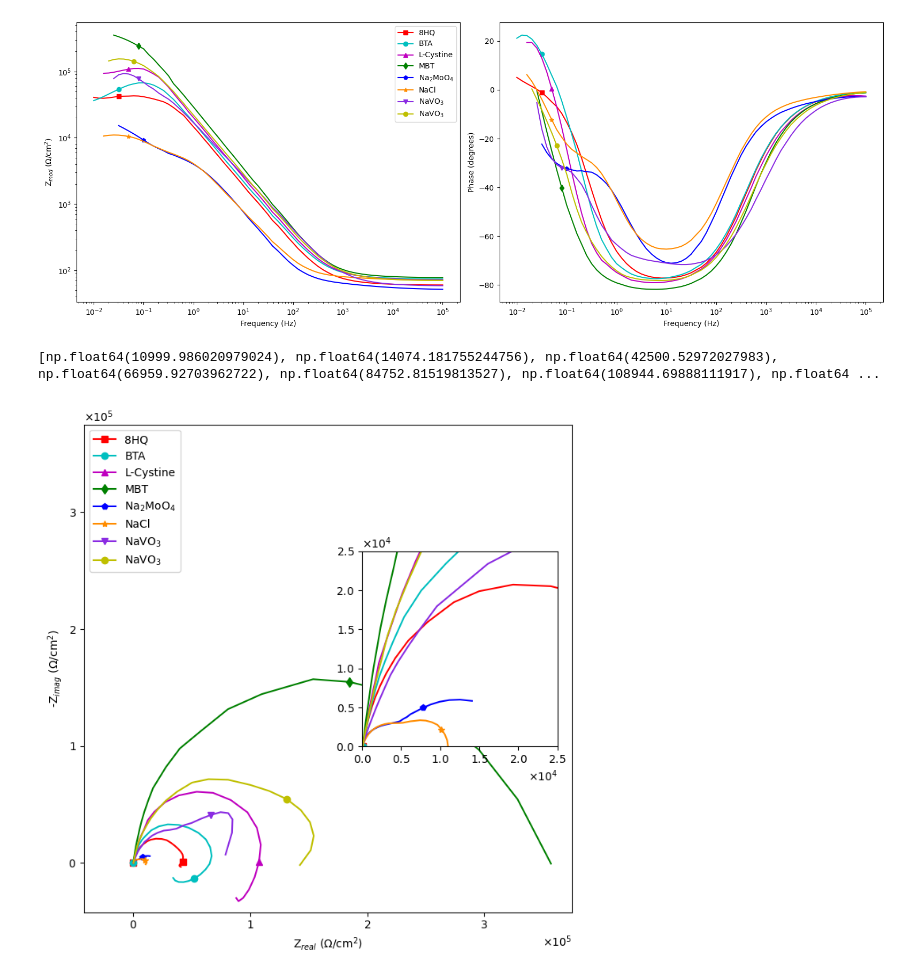
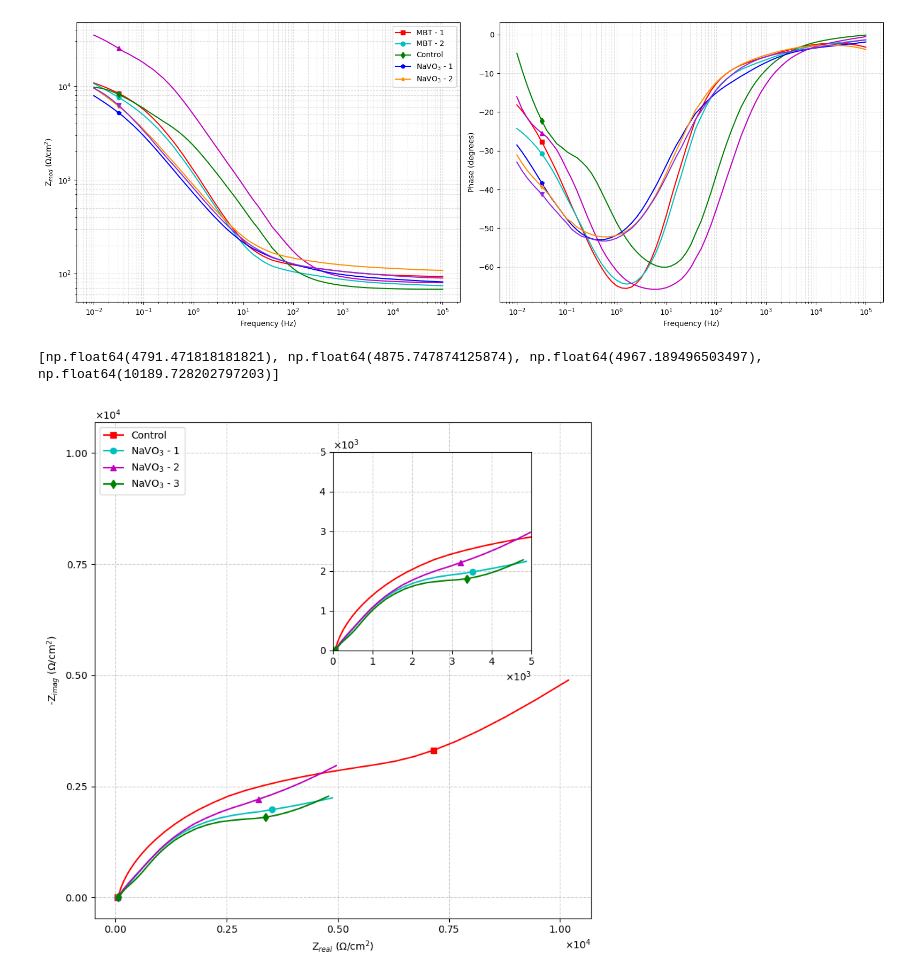
Before and after one commit to AlexandreCauvel/PEA, a Jupyter notebook: code/eis_plotter/savgol2_plotter.ipynb, the cells around one changed output. Saved outputs shown, nothing was run; the diff lists cells and outputs as text; code cells hidden in the pictures.

```diff
--- a/code/eis_plotter/savgol2_plotter.ipynb
+++ b/code/eis_plotter/savgol2_plotter.ipynb
@@ -10,21 +10,22 @@ from scipy.interpolate import make_splrep
 import math
 from scipy.signal import savgol_filter
 
-main_dir = Path(r"C:\Users\Alexa\Desktop\PEA\EIS_data\inhibitors")
-file_list = list(main_dir.rglob('*_1H.DTA'))
+main_dir = Path(r"C:\Users\Alexa\Desktop\PEA\EIS_data\LDH_EIS_2_plot")
+file_list = list(main_dir.rglob('*_168H.DTA'))
 
 all_datasets = []
 
 for filename in file_list:
     parser = gamry_parser.GamryParser()
     parser.load(filename)
+    header_data = parser.get_header()
     data = parser.curves[0]
     eis_data = {
         'name':str(filename).split("\\")[-1],
         'Pt': data.index.values,
-        'Zreal':data['Zreal'].values,
-        'Zimag':-data['Zimag'].values,
-        'Zmod':data['Zmod'].values,
+        'Zreal':data['Zreal'].values*header_data.get('AREA'),
+        'Zimag':-data['Zimag'].values*header_data.get('AREA'),
+        'Zmod':data['Zmod'].values*header_data.get('AREA'),
         'Zphz':data['Zphz'].values,
         'Freq':data['Freq'].values
     }
@@ -32,9 +33,9 @@ for filename in file_list:
     eis_data_clean = {
         'name':str(filename).split("\\")[-1],
         'Pt': data.index.values,
-        'Zreal':data['Zreal'].values,
-        'Zimag':data['Zimag'].values,
-        'Zmod':data['Zmod'].values,
+        'Zreal':data['Zreal'].values*header_data.get('AREA'),
+        'Zimag':data['Zimag'].values*header_data.get('AREA'),
+        'Zmod':data['Zmod'].values*header_data.get('AREA'),
         'Zphz':data['Zphz'].values,
         'Freq':data['Freq'].values
     }
@@ -118,15 +163,14 @@ plt.semilogx(all_datasets[6]['eis_data_savgol']['Freq'],all_datasets[6]['eis_dat
+# %%
+colors = ["r", "c", "m", "g", "b", "darkorange", "blueviolet", "y"]
+markers = ['s', 'o', '^', 'd', 'p', '*', 'v', 'o']
+label_formatter = {
+    'NaVO3(1)': r'NaVO$_3$ - 1',
+    'NaVO3(2)': r'NaVO$_3$ - 2',
+    'control': 'Control',
+    'MBT(1)': 'MBT - 1',
+    'MBT(2)': 'MBT - 2',
+}
 # %%
-colors = ["r", "c", "m", "g", "b", "darkorange", "blueviolet", "y"]
-markers = ['s', 'o', '^', 'd', 'p', '*', 'v', 'o']
-label_formatter = {
-    'NaVO3': r'NaVO$_3$',
-    'NaCl': 'NaCl',
-    '8HQ': '8HQ',
-    'BTA': 'BTA',
-    'Lcystine': 'L-Cystine',
-    'MBT': 'MBT',
-    'Mo': 'Na$_2$MoO$_4$'
-}
 fig,(ax1,ax2) = plt.subplots(1,2,figsize = (16,6))
 
 for i, dataset in enumerate(all_datasets):
@@ -137,42 +181,45 @@ for i, dataset in enumerate(all_datasets):
         dataset['eis_data_savgol']['Freq'],
         dataset['eis_data_savgol']['Zmod'],
         label=label,
         color=colors[i % len(colors)],
         marker=markers[i % len(markers)],
         linewidth=1.5,
         markersize=6,
         markevery=(5,70)
     )
     ax1.set_xlabel('Frequency (Hz)')
     ax1.set_ylabel(r'Z$_{mod}$ ($\Omega$/cm$^2$)')
+    ax1.grid(True, which="both", linestyle='--', alpha=0.4)
     ax1.legend()
 
 for i, dataset in enumerate(all_datasets):
     #ax2.semilogx(dataset['eis_data']['Freq'],dataset['eis_data']['Zphz'],label = dataset['eis_data_filtered']['name'])
     ax2.semilogx(
         dataset['eis_data_savgol']['Freq'],
         dataset['eis_data_savgol']['Zphz'],
         color=colors[i % len(colors)],
         marker=markers[i % len(markers)],
         linewidth=1.5,         # Line thickness
         markersize=6,          # Size of the symbol
         markevery=(5,70)
     )
     ax2.set_xlabel('Frequency (Hz)')
     ax2.set_ylabel('Phase (degrees)')
+    ax2.grid(True, which="both", linestyle='--', alpha=0.4)
 
 plt.tight_layout()
+#plt.savefig('bode_1H_LDH_168.pdf', bbox_inches='tight')
 plt.show()
 # %% [output]
-[figure, old version]
+[figure, new version]
 # %%
 fig2, ax3 = plt.subplots(figsize=(8, 8))
-axins = ax3.inset_axes([0.57, 0.34, 0.4, 0.4])
+axins = ax3.inset_axes([0.48, 0.54, 0.4, 0.4])
 Max_Zreals = []
 Max_Zimags = []
 
-main_step = 100e3
-inset_step = 5e3
+main_step = 2.5e3
+inset_step = 1e3
 
 for i, dataset in enumerate(all_datasets):
     raw_name = dataset['eis_data_savgol']['name'].split('_')[2]
@@ -205,6 +252,7 @@ for i, dataset in enumerate(all_datasets):
     axins.xaxis.set_major_locator(MultipleLocator(inset_step))
     axins.yaxis.set_major_locator(MultipleLocator(inset_step))
     axins.ticklabel_format(style='sci', axis='both', scilimits=(0,0), useMathText=True)
+    axins.grid(True, linestyle='--', alpha=0.6)
 
     max_Zreals = dataset['eis_data_savgol']['Zreal'].max()
     max_Zimags = dataset['eis_data_savgol']['Zimag'].max()
@@ -215,13 +263,14 @@ for i, dataset in enumerate(all_datasets):
 ax3.set_aspect('equal')
 ax3.set_xlabel(r'Z$_{real}$ ($\Omega$/cm$^2$)')
 ax3.set_ylabel(r'-Z$_{imag}$ ($\Omega$/cm$^2$)')
+ax3.grid(True, linestyle='--', alpha=0.6)
 
 
 Max_Zreals.sort()
 print(Max_Zreals)
 
-axins.set_xlim(0, 25000)
-axins.set_ylim(0, 25000)
+axins.set_xlim(0, 5000)
+axins.set_ylim(0, 5000)
 #print(overall_min_inset,overall_max_inset)
 
 x_min, x_max = ax3.get_xlim()
@@ -231,7 +280,9 @@ overall_max = max(x_max, y_max)
 ax3.set_xlim(overall_min, overall_max)
 ax3.set_ylim(overall_min, overall_max)
 
+plt.tight_layout()
+plt.savefig('nyquist_168H_LDH_1.pdf', bbox_inches='tight')
 plt.show()
 # %% [output]
-[np.float64(10999.986020979024), np.float64(14074.181755244756), np.float64(42500.52972027983), np.float64(66959.92703962722), np.float64(84752.81519813527), np.float64(108944.69888111917), np.float64 ...
+[np.float64(4791.471818181821), np.float64(4875.747874125874), np.float64(4967.189496503497), np.float64(10189.728202797203)]
-[figure, old version]
+[figure, new version]
```
Also changed, not shown: parts of 6 cells of this notebook, 35 other files.
